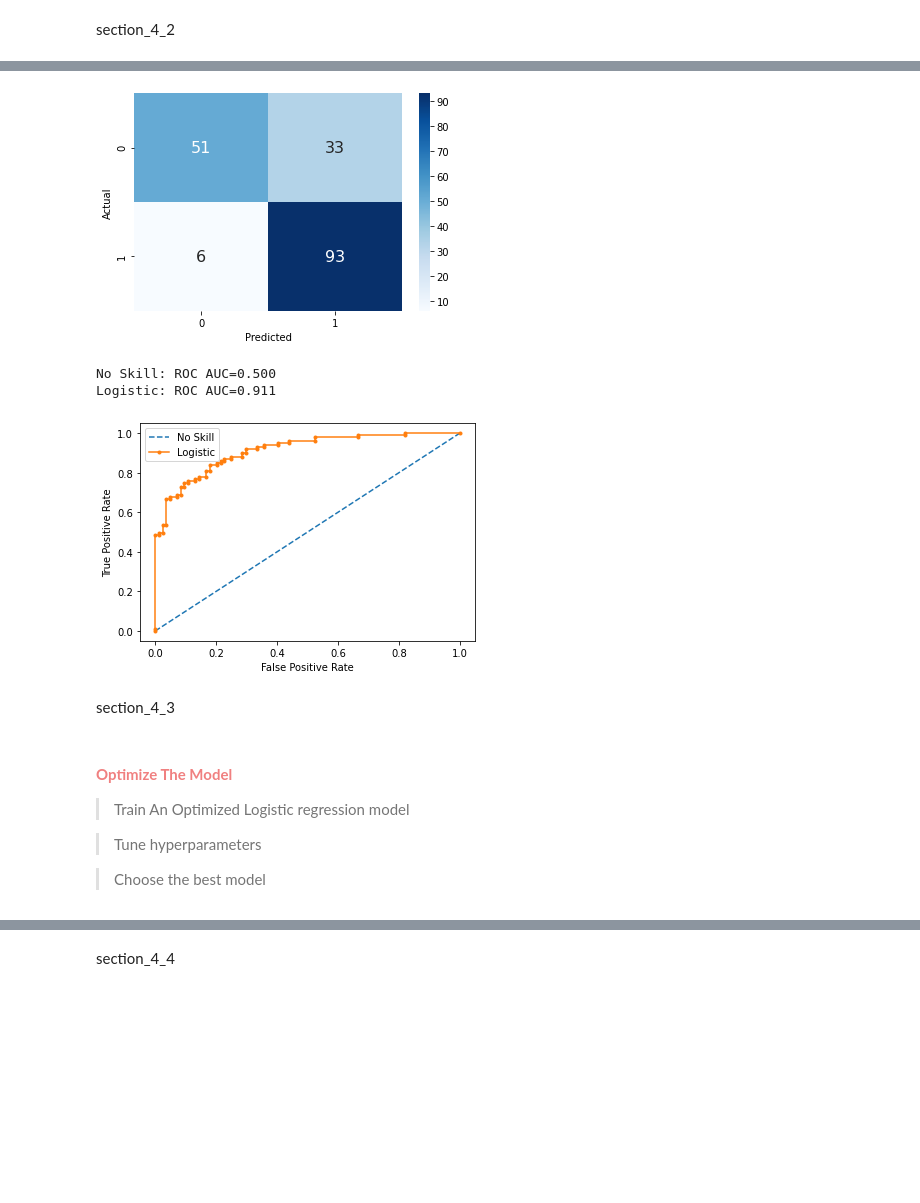
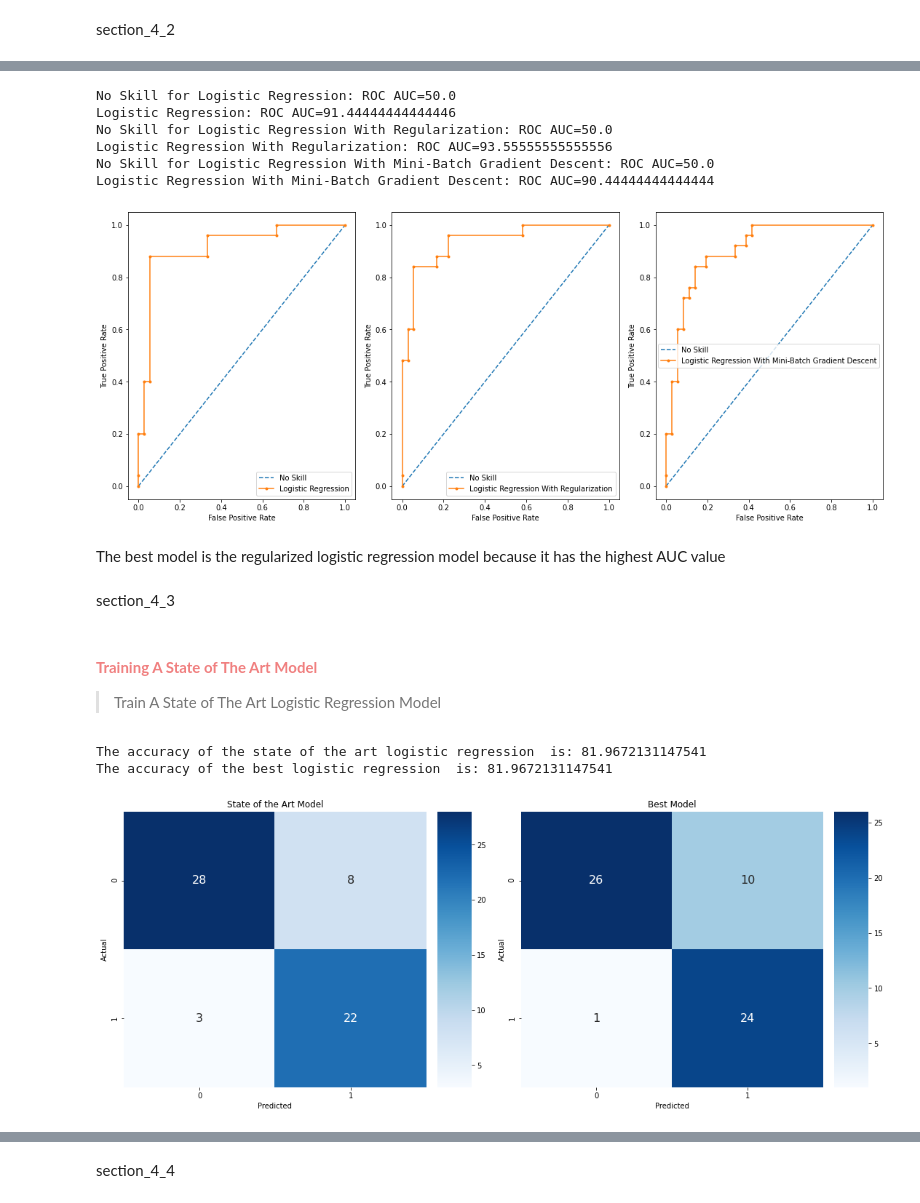
Before and after one commit to Five-Tackle-One/Investigative-Analysis-of-Heart-Disease-Diagnosis, a Jupyter notebook: Investigative Analysis of Heart Disease Diagnosis.ipynb, the cells around one changed output, grey strips where cells are left out. Saved outputs shown, nothing was run; the diff lists cells and outputs as text; code cells hidden in the pictures; blank space fills up the shorter version.

Commit message:
Final Models

```diff
--- a/Investigative Analysis of Heart Disease Diagnosis.ipynb
+++ b/Investigative Analysis of Heart Disease Diagnosis.ipynb
@@ -423,7 +427,0 @@ epochs = [100,120,150,200,250]
-# %%
-# coefficients,_ = lr.sgd(training_data,lrate,npochs) # lrate = 0.4, npochs = 150
-l_rate = 0.4
-n_epochs = 200
-regularized_term=0.01
-# coefficients,_ = lr.sgd_bincross(training_data,l_rate,n_epochs) #
-# coefficients,_ = lr.sgd_with_regularization(training_data,l_rate,n_epochs,regularized_term) #
@@ -434,3 +427,0 @@ results = acc.thresold_results(testing_data,coefficients)
-# %%
-testing_data['predicted'] = results
-testing_data.head()
@@ -444,0 +428,6 @@ testing_data.head()
+# %%
+types = ["bincross","regularization","bincross_mini_batch"]
+type_titles = ["Logistic Regression","Logistic Regression With Regularization","Logistic Regression With Mini-Batch Gradient Descent"]
+normal_avg_acc,normal_predictions,normal_results,normal_ = lr.average_results(training_data,testing_data,y_test,lrate=lrate,nepochs=nepochs,regularized_term=regularized_term,niters=5,batch_size=32,type_="bincross")
+regularization_avg_acc,regularization_predictions,regularization_results,regularization_ = lr.average_results(training_data,testing_data,y_test,lrate=lrate,nepochs=nepochs,regularized_term=regularized_term,niters=5,batch_size=32,type_="regularization")
+mini_batch_avg_acc,mini_batch_predictions,mini_batch_results,mini_batch_ = lr.average_results(training_data,testing_data,y_test,lrate=lrate,nepochs=nepochs,regularized_term=regularized_term,niters=5,batch_size=32,type_="bincross_mini_batch")
@@ -444,0 +442,4 @@ testing_data.head()
+# %%
+results = [normal_results,regularization_results,mini_batch_results]
+predictions =[normal_predictions,regularization_predictions,mini_batch_predictions]
+errors = [normal_,regularization_,mini_batch_]
@@ -457,20 +468,18 @@ Text(0.5, 0, 'Number of Iterations')
-# %%
-acc.display_confusion_matrix(y_test,results)
-# %% [output]
-[figure, removed]
 # %%
-acc.plot_roc_curve(y_test,predictions)
+acc.plot_roc_curves(y_test,predictions,type_titles)
 # %% [output]
-No Skill: ROC AUC=0.500
-Logistic: ROC AUC=0.911
+No Skill for Logistic Regression: ROC AUC=50.0
+Logistic Regression: ROC AUC=91.44444444444446
+No Skill for Logistic Regression With Regularization: ROC AUC=50.0
+Logistic Regression With Regularization: ROC AUC=93.55555555555556
+No Skill for Logistic Regression With Mini-Batch Gradient Descent: ROC AUC=50.0
+Logistic Regression With Mini-Batch Gradient Descent: ROC AUC=90.44444444444444
-[figure, old version]
+[figure, new version]
+# %% [markdown]
+The best model is the regularized logistic regression model because it has the highest AUC value
 # %% [markdown]
 <a id="section_4_3" name="section_4_3">section_4_3</a>
 # %% [markdown]
-<h4 style="color:lightcoral"><strong>Optimize The Model</strong></h4>
+<h4 style="color:lightcoral"><strong>Training A State of The Art Model</strong></h4>
 
-> Train An Optimized Logistic regression model
-
-> Tune hyperparameters
-
-> Choose the best model
+> Train A State of The Art Logistic Regression Model
@@ -487,0 +494,10 @@ plt.xlabel("Number of Iterations")
+# %%
+print("The accuracy of the state of the art logistic regression  is: {}".format(acc.accuracy_metric(y_test,y_pred)))
+print("The accuracy of the best logistic regression  is: {}".format(regularization_avg_acc))
+# %% [output]
+The accuracy of the state of the art logistic regression  is: 81.9672131147541
+The accuracy of the best logistic regression  is: 81.9672131147541
+# %%
+acc.display_confusion_matrices(y_test,compare_results,chosen_titles)
+# %% [output]
+[figure, added]
```
Also changed, not shown: parts of 29 cells of this notebook, 2 other files.
